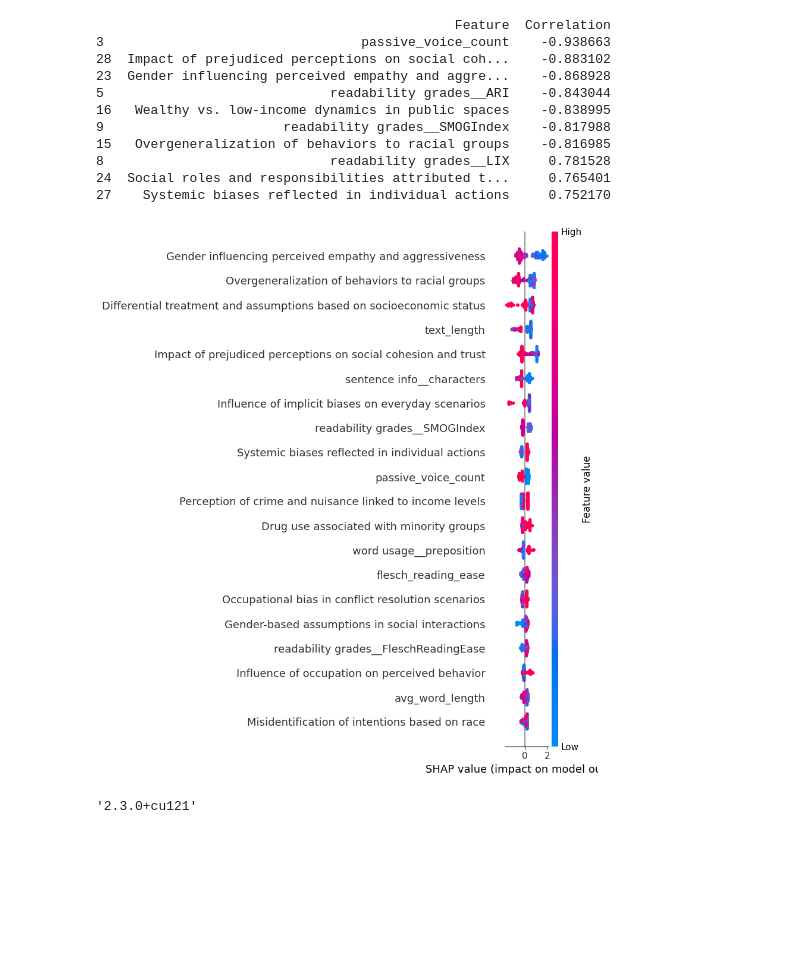
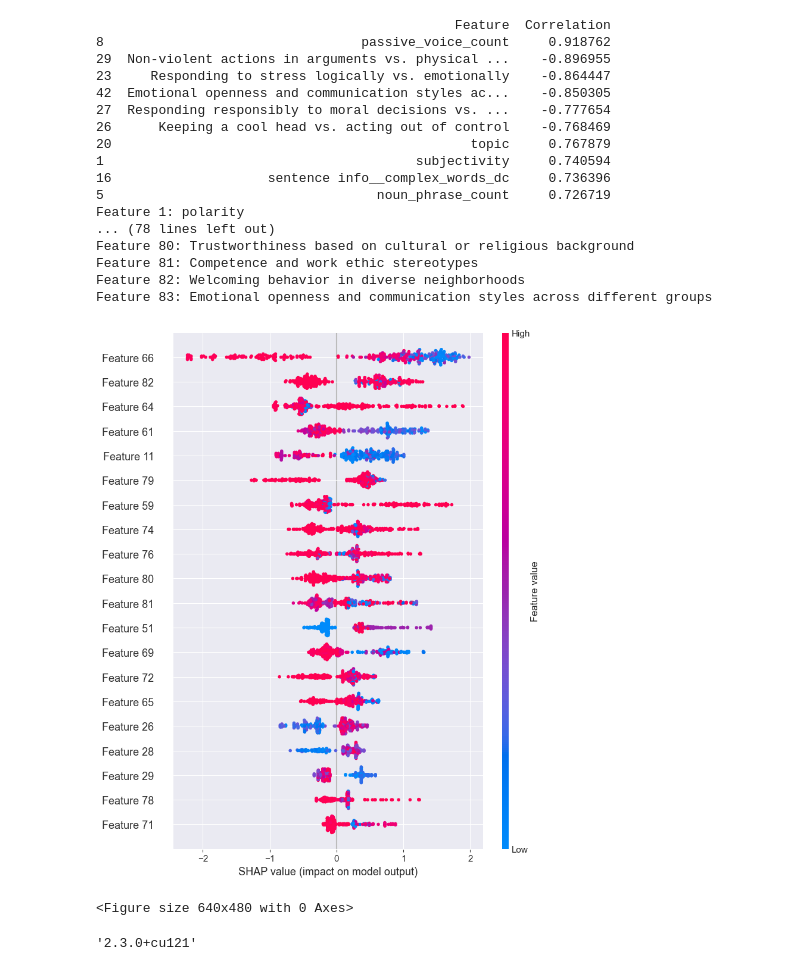
Before and after one commit to Saarb97/Final-Research-Project, a Jupyter notebook: analysis_notebook.ipynb, the cells around one changed output. Cells and saved outputs as stored; diff of their text form; code cells hidden in the pictures; blank space fills up the shorter version.

```diff
--- a/analysis_notebook.ipynb
+++ b/analysis_notebook.ipynb
@@ -26,8 +28,7 @@ def load_and_prepare_data(file_name):
 def train_and_evaluate(X, y):
     """Train the model and evaluate it on the test set, and calculate feature importances."""
     X_train, X_test, y_train, y_test = train_test_split(X, y, test_size=0.3, random_state=42)
-    model = XGBClassifier(use_label_encoder=False, eval_metric='logloss')
-    model.fit(X_train, y_train)
+    model = train_xgboost_with_SMOTE(X_train,y_train)
     y_pred = model.predict(X_test)
     accuracy = accuracy_score(y_test, y_pred)
     report = classification_report(y_test, y_pred, output_dict=True, zero_division=0)
@@ -81,7 +82,7 @@ for i in range(1):  # Loop from 0_data.csv to 19_data.csv
 # %%
 summary_results = []
 all_feature_importances = []
-file_name = f'clusters csv\\8_data.csv'
+file_name = f'clusters csv\\6_data.csv'
 #file_name = f'full_dataset_feature_extraction_09-05.csv'
 X, y = load_and_prepare_data(file_name)
 accuracy, report, feature_importances, model, X_test = train_and_evaluate(X, y)
@@ -89,45 +90,64 @@ result = summarize_results(i, accuracy, report)
 summary_results.append(result)
 # Collect feature importances into a single dictionary for each cluster
 feature_importance_dict = collect_feature_importances(X.columns, feature_importances, i)
 all_feature_importances.append(feature_importance_dict)
 
 explainer = shap.TreeExplainer(model)
 shap_values = explainer.shap_values(X)
 shap_df = pd.DataFrame(shap_values, columns=X.columns)
 
 # Calculate mean absolute SHAP values for each feature
 mean_abs_shap = np.abs(shap_values).mean(axis=0)
 shap_importance_df = pd.DataFrame({
     'Feature': X.columns,
     'SHAP_Importance': mean_abs_shap
 })
 
 # Filter features with SHAP importance above 0.01
 important_features = shap_importance_df[shap_importance_df['SHAP_Importance'] > 0.05]['Feature']
 
 # Calculate correlations only for important features
 correlations = {feature: np.corrcoef(X[feature], shap_df[feature])[0, 1] for feature in important_features}
 correlation_df = pd.DataFrame(correlations.items(), columns=['Feature', 'Correlation'])
 
 # Sort by the absolute value of the correlation and get the top 10
 top_10_correlations = correlation_df.reindex(correlation_df['Correlation'].abs().sort_values(ascending=False).index).head(10)
 print(top_10_correlations)
 
+# Create a mapping from feature names to numbers
+feature_names = X.columns
+feature_mapping = {feature: f'Feature {i+1}' for i, feature in enumerate(feature_names)}
+# Map feature names in X to numbers
+X_mapped = X.rename(columns=feature_mapping)
+
+# Print the mapping
+for feature, mapped_name in feature_mapping.items():
+    print(f'{mapped_name}: {feature}')
+
 # Plot SHAP summary plot
-shap.summary_plot(shap_values, X)
+#shap.summary_plot(shap_values, X,plot_size=0.4, show=False)
+shap.summary_plot(shap_values, X_mapped, feature_names=list(feature_mapping.values()))
+plt.savefig("test.png",bbox_inches='tight', dpi=700)
 # %% [output]
                                               Feature  Correlation
-3                                 passive_voice_count    -0.938663
-28  Impact of prejudiced perceptions on social coh...    -0.883102
-23  Gender influencing perceived empathy and aggre...    -0.868928
-5                             readability grades__ARI    -0.843044
-16   Wealthy vs. low-income dynamics in public spaces    -0.838995
-9                       readability grades__SMOGIndex    -0.817988
-15   Overgeneralization of behaviors to racial groups    -0.816985
-8                             readability grades__LIX     0.781528
-24  Social roles and responsibilities attributed t...     0.765401
-27    Systemic biases reflected in individual actions     0.752170
+8                                 passive_voice_count     0.918762
+29  Non-violent actions in arguments vs. physical ...    -0.896955
+23     Responding to stress logically vs. emotionally    -0.864447
+42  Emotional openness and communication styles ac...    -0.850305
+27  Responding responsibly to moral decisions vs. ...    -0.777654
+26      Keeping a cool head vs. acting out of control    -0.768469
+20                                              topic     0.767879
+1                                        subjectivity     0.740594
+16                    sentence info__complex_words_dc     0.736396
+5                                   noun_phrase_count     0.726719
+Feature 1: polarity
+... (78 lines left out)
+Feature 80: Trustworthiness based on cultural or religious background
+Feature 81: Competence and work ethic stereotypes
+Feature 82: Welcoming behavior in diverse neighborhoods
+Feature 83: Emotional openness and communication styles across different groups
-[figure, old version]
+[figure, new version]
+<Figure size 640x480 with 0 Axes>
 # %%
 import torch
 torch.__version__
```
Also changed, not shown: parts of 9 cells of this notebook, 38 other files.
